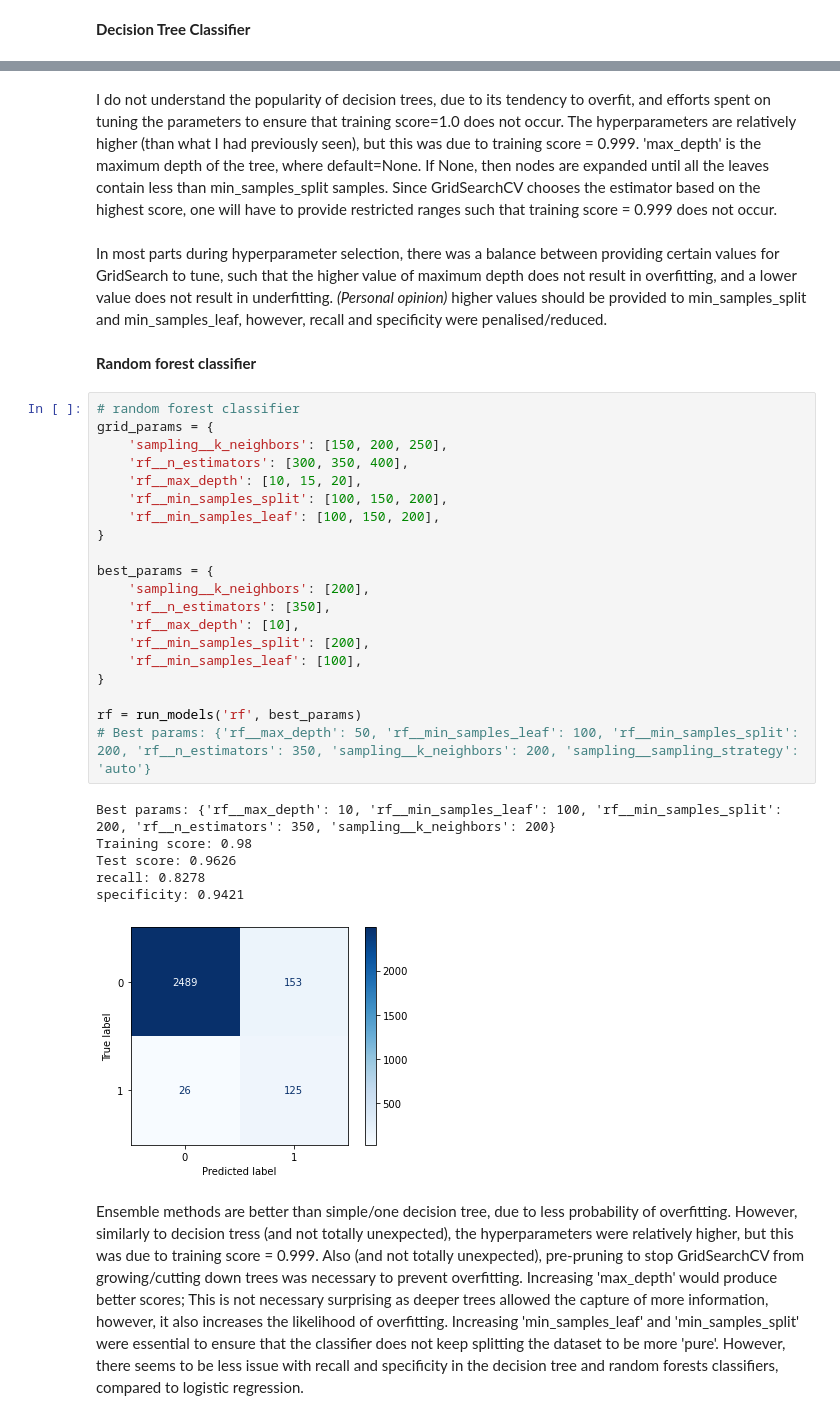
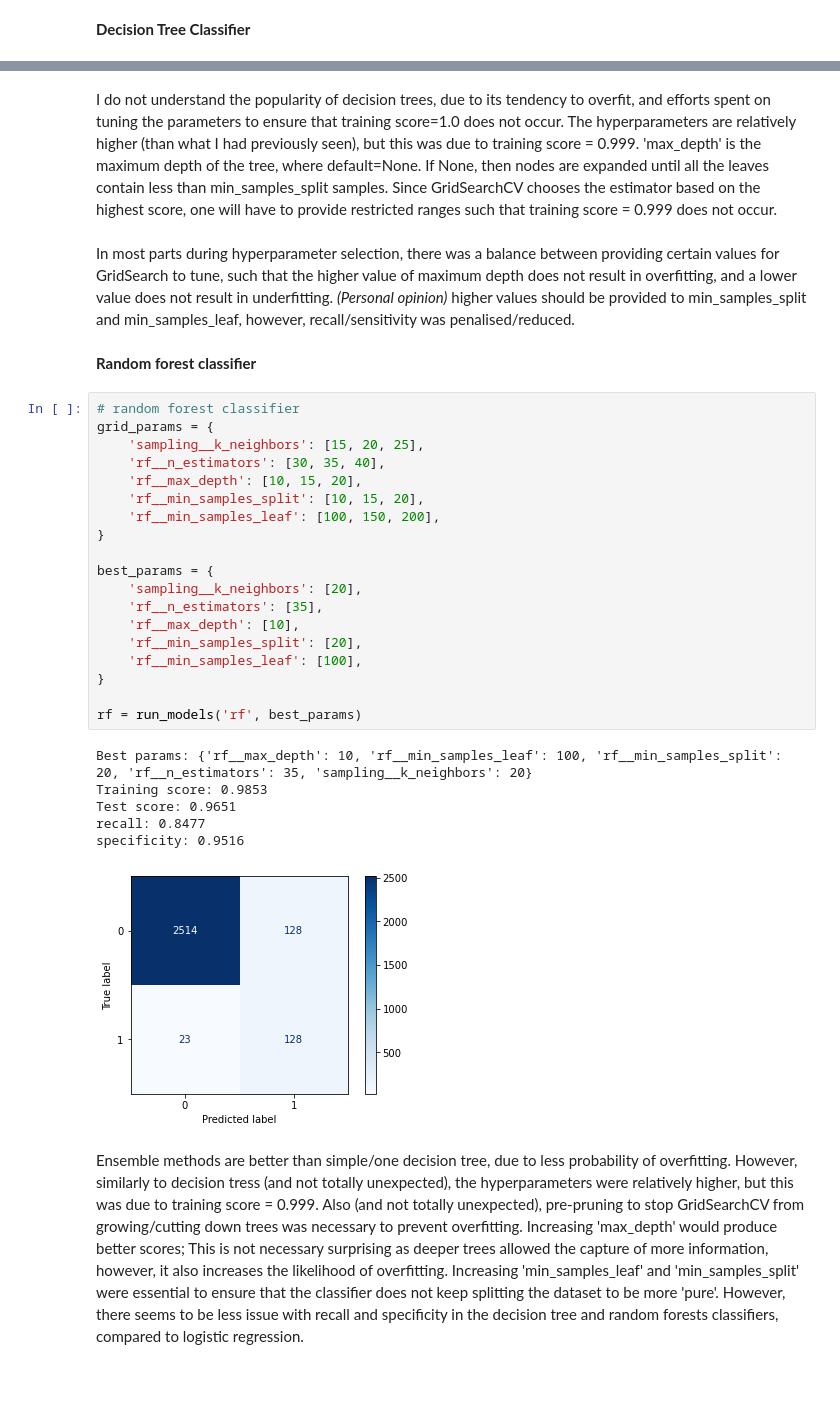
Before and after one commit to doscsy12/west-nile-virus, a Jupyter notebook: code/Preprocessing_model_tuning.ipynb, the cells around one changed output, grey strips where cells are left out. Cells and saved outputs as stored; diff of their text form; blank space fills up the shorter version.

```diff
--- a/code/Preprocessing_model_tuning.ipynb
+++ b/code/Preprocessing_model_tuning.ipynb
@@ -626,36 +1004,35 @@ specificity: 0.936
 # %% [markdown]
 I do not understand the popularity of decision trees, due to its tendency to overfit, and efforts spent on tuning the parameters to ensure that training score=1.0 does not occur. The hyperparameters are relatively higher (than what I had previously seen), but this was due to training score = 0.999. 'max_depth' is the maximum depth of the tree, where default=None. If None, then nodes are expanded until all the leaves contain less than min_samples_split samples. Since GridSearchCV chooses the estimator based on the highest score, one will have to provide restricted ranges such that training score = 0.999 does not occur.
 <br>
-<br> In most parts during hyperparameter selection, there was a balance between providing certain values for GridSearch to tune, such that the higher value of maximum depth does not result in overfitting, and a lower value does not result in underfitting. *(Personal opinion)* higher values should be provided to min_samples_split and min_samples_leaf, however, recall and specificity were penalised/reduced.
+<br> In most parts during hyperparameter selection, there was a balance between providing certain values for GridSearch to tune, such that the higher value of maximum depth does not result in overfitting, and a lower value does not result in underfitting. *(Personal opinion)* higher values should be provided to min_samples_split and min_samples_leaf, however, recall/sensitivity was penalised/reduced.
 # %% [markdown]
 **Random forest classifier**
 # %%
 # random forest classifier
 grid_params = {
-    'sampling__k_neighbors': [150, 200, 250],
-    'rf__n_estimators': [300, 350, 400],
+    'sampling__k_neighbors': [15, 20, 25],
+    'rf__n_estimators': [30, 35, 40],
     'rf__max_depth': [10, 15, 20],
-    'rf__min_samples_split': [100, 150, 200],
+    'rf__min_samples_split': [10, 15, 20],
     'rf__min_samples_leaf': [100, 150, 200],
 }
 
 best_params = {
-    'sampling__k_neighbors': [200],
-    'rf__n_estimators': [350],
+    'sampling__k_neighbors': [20],
+    'rf__n_estimators': [35],
     'rf__max_depth': [10],
-    'rf__min_samples_split': [200],
+    'rf__min_samples_split': [20],
     'rf__min_samples_leaf': [100],
 }
 
 rf = run_models('rf', best_params)
-# Best params: {'rf__max_depth': 50, 'rf__min_samples_leaf': 100, 'rf__min_samples_split': 200, 'rf__n_estimators': 350, 'sampling__k_neighbors': 200, 'sampling__sampling_strategy': 'auto'}
 # %% [output]
-Best params: {'rf__max_depth': 10, 'rf__min_samples_leaf': 100, 'rf__min_samples_split': 200, 'rf__n_estimators': 350, 'sampling__k_neighbors': 200}
-Training score: 0.98
-Test score: 0.9626
-recall: 0.8278
-specificity: 0.9421
+Best params: {'rf__max_depth': 10, 'rf__min_samples_leaf': 100, 'rf__min_samples_split': 20, 'rf__n_estimators': 35, 'sampling__k_neighbors': 20}
+Training score: 0.9853
+Test score: 0.9651
+recall: 0.8477
+specificity: 0.9516
-[figure, old version]
+[figure, new version]
 # %% [markdown]
 Ensemble methods are better than simple/one decision tree, due to less probability of overfitting. However, similarly to decision tress (and not totally unexpected), the hyperparameters were relatively higher, but this was due to training score = 0.999. Also (and not totally unexpected), pre-pruning to stop GridSearchCV from growing/cutting down trees was necessary to prevent overfitting. Increasing 'max_depth' would produce better scores; This is not necessary surprising as deeper trees allowed the capture of more information, however, it also increases the likelihood of overfitting. Increasing 'min_samples_leaf' and 'min_samples_split' were essential to ensure that the classifier does not keep splitting the dataset to be more 'pure'. However, there seems to be less issue with recall and specificity in the decision tree and random forests classifiers, compared to logistic regression.
 # %% [markdown]
```
Also changed, not shown: parts of 100 cells of this notebook.
